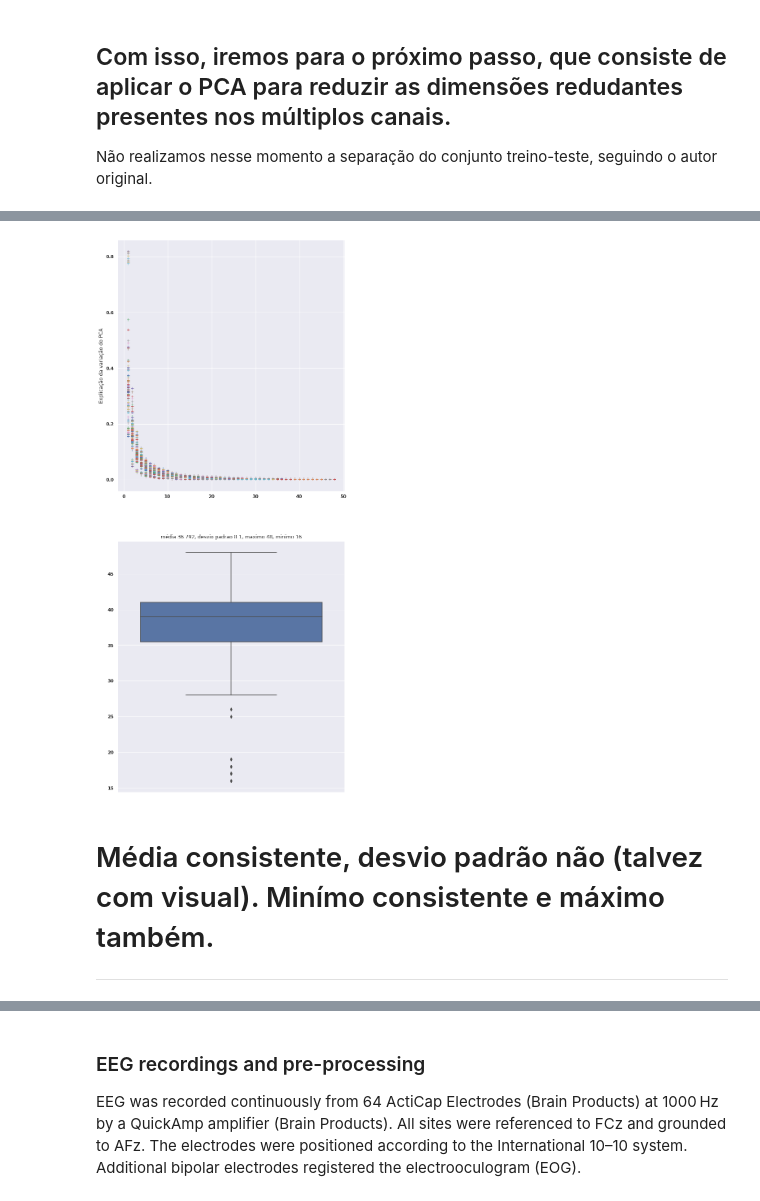
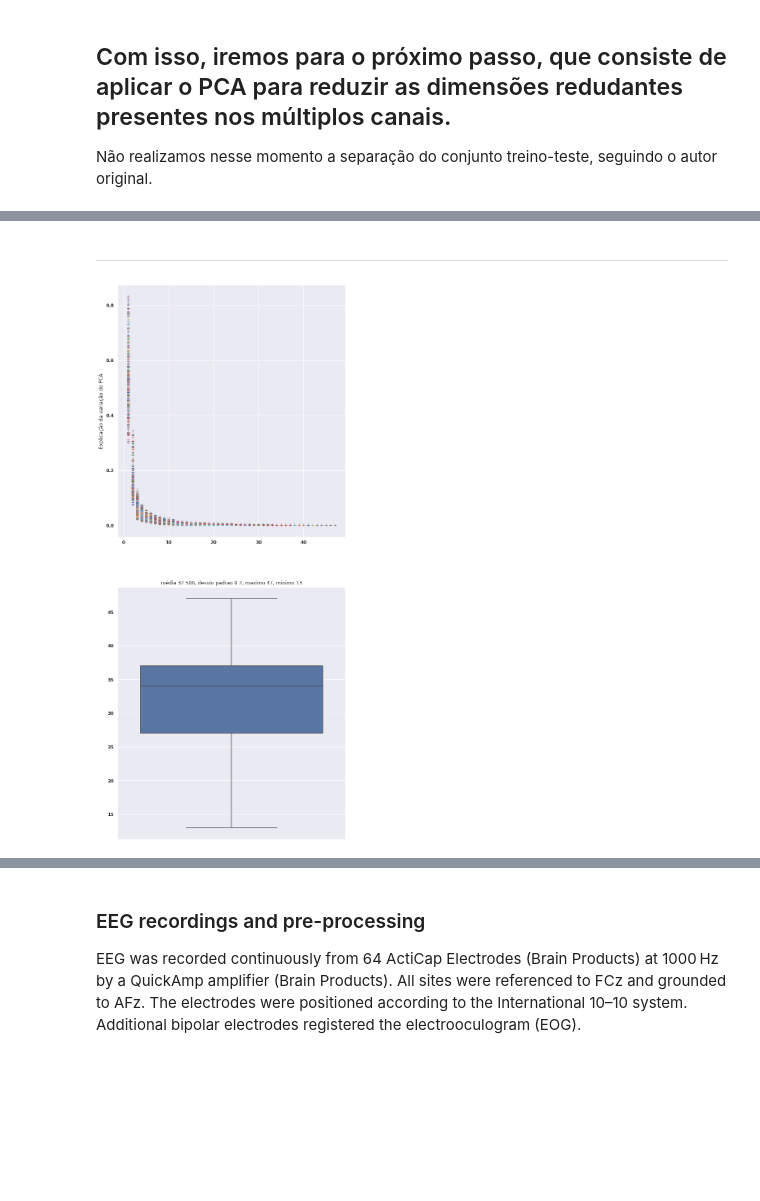
Before and after one commit to bruAristimunha/Across-Modalities, a Jupyter notebook: notebook/Original-Proposal.ipynb, the cells around one changed output, grey strips where cells are left out. Cells and saved outputs as stored; diff of their text form; code cells hidden in the pictures; blank space fills up the shorter version.

Commit message:
removing reshape and improving code fluidity

```diff
--- a/notebook/Original-Proposal.ipynb
+++ b/notebook/Original-Proposal.ipynb
@@ -69,0 +194,3 @@ np.array([exposure1,exposure2]).shape
+# %%
+aud_expo_2_frames = list(map(six_bin_second, aud_expo_2, indice_vis_expo))
+vis_expo_2_frames = list(map(six_bin_second, vis_expo_2, indice_aud_expo))
@@ -80,19 +212,18 @@ from sklearn.decomposition import PCA
 # %%
-def myPCA(data: np.array, return_data = False, n_components=0.99) -> PCA :
+def myPCA(data: np.array, return_data=False, n_components=0.99):
 
-    #data = data.reshape(64,120)
-    pca_ = PCA(random_state=42, svd_solver = 'full', n_components=n_components)
+    pca_ = PCA(random_state=42, svd_solver='full', n_components=n_components)
 
     data = data.T
 
     data_ft = pca_.fit_transform(data)
-    #import pdb; pdb.set_trace()
 
-    #import pdb; pdb.set_trace()
     if(return_data):
         return data_ft
     else:
         return pca_
 # %%
-myPCA_method = lambda df : myPCA(df, return_data=False)
-myPCA_data = lambda df : myPCA(df, return_data=True)
+def myPCA_method(data):
+    return myPCA(data, return_data=False)
+def myPCA_data(data):
+    return myPCA(data, return_data=True)
@@ -107,3 +230,23 @@ por_pessoa_expo2 = [ list(map(myPCA_method,np.array(pessoa).reshape(6,64,120)))
+# %%
+pcas = []
+
+for person in aud_expo_1_frames:
+    method_pca = list(map(myPCA_method,person))
+    pcas.append(method_pca)
+
+for person in vis_expo_1_frames:
+    method_pca = list(map(myPCA_method,person))
+    pcas.append(method_pca)
+
+for person in aud_expo_2_frames:
+    method_pca = list(map(myPCA_method,person))
+    pcas.append(method_pca)
+
+for person in vis_expo_2_frames:
+    method_pca = list(map(myPCA_method,person))
+    pcas.append(method_pca)
+# %% [markdown]
+-------
 # %%
 import matplotlib.pylab as plt
 import matplotlib
@@ -114,23 +257,21 @@ font = {'weight' : 'bold',
 matplotlib.rc('font', **font)
 # %%
 fig, ax = plt.subplots(nrows=2, figsize=(10, 25))
-method_pca = np.array(np.concatenate([por_pessoa_expo1,por_pessoa_expo2])).reshape(-1)
+method_pca = np.array(pcas).reshape(-1)
 componentes = [pc.n_components_ for pc in method_pca]
+
 for pc in method_pca:
 
     ax[0].plot(np.arange(1, pc.n_components_ + 1),
              pc.explained_variance_ratio_, '+', linewidth=2)
     ax[0].set_ylabel('Explicação da variação do PCA')
 
 ax[1] = sns.boxplot(componentes,orient='vert',ax=ax[1])
 ax[1].set_title("média {media:.5}, desvio padrao {std:.2}, maximo {maxi}, minimo {mini}".format(
                                                                         media = np.mean(componentes),
                                                                         std   = np.std(componentes),
                                                                         maxi  = np.max(componentes),
                                                                         mini  = np.min(componentes)))
 plt.show()
 # %% [output]
-[figure, old version]
+[figure, new version]
-# %% [markdown]
-# Média consistente, desvio padrão não (talvez com visual). Minímo consistente e máximo também.
----
```
Also changed, not shown: parts of 75 cells of this notebook, 1 other file.
